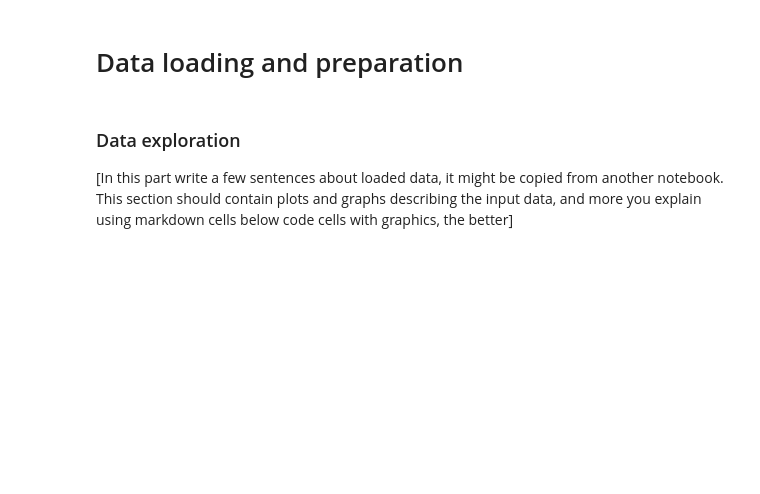
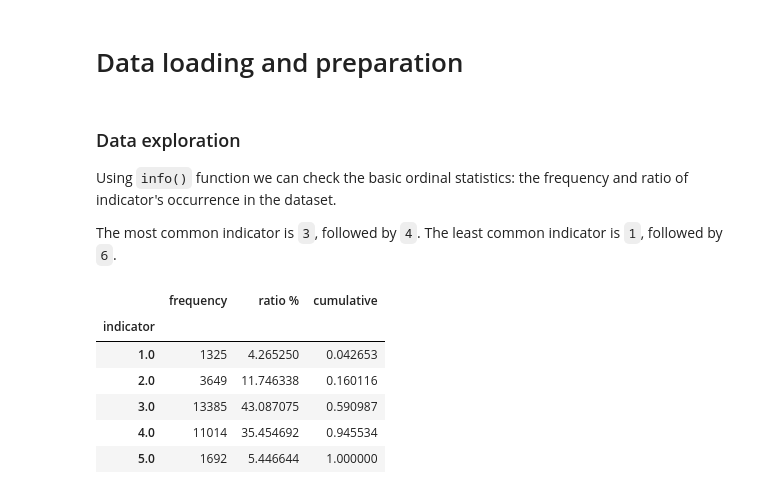
Before and after one commit to hs3city/surveypie, a Jupyter notebook: dev-notebooks/coefficient-of-variation.ipynb, the cells around one changed output. Cells and saved outputs as stored; diff of their text form; code cells hidden in the pictures; blank space fills up the shorter version.

```diff
--- a/dev-notebooks/coefficient-of-variation.ipynb
+++ b/dev-notebooks/coefficient-of-variation.ipynb
@@ -17,6 +61,18 @@
 # %% [markdown]
 ### Data exploration
 
-[In this part write a few sentences about loaded data, it might be copied from another notebook. This section should contain plots and graphs describing the input data, and more you explain using markdown cells below code cells with graphics, the better]
+Using `info()` function we can check the basic ordinal statistics: the frequency and ratio of indicator's occurrence in the dataset.
+
+The most common indicator is `3`, followed by `4`. The least common indicator is `1`, followed by `6`.
 # %%
 # Plot and visualize input data
+
+info(df['general_rate'], indicators=range(1, 6))
+# %% [output]
+|  | frequency | ratio % | cumulative |
+| indicator |  |  |  |
+| 1.0 | 1325 | 4.265250 | 0.042653 |
+| 2.0 | 3649 | 11.746338 | 0.160116 |
+| 3.0 | 13385 | 43.087075 | 0.590987 |
+| 4.0 | 11014 | 35.454692 | 0.945534 |
+| 5.0 | 1692 | 5.446644 | 1.000000 |
```
Also changed, not shown: parts of 10 cells of this notebook, 1 other file.
